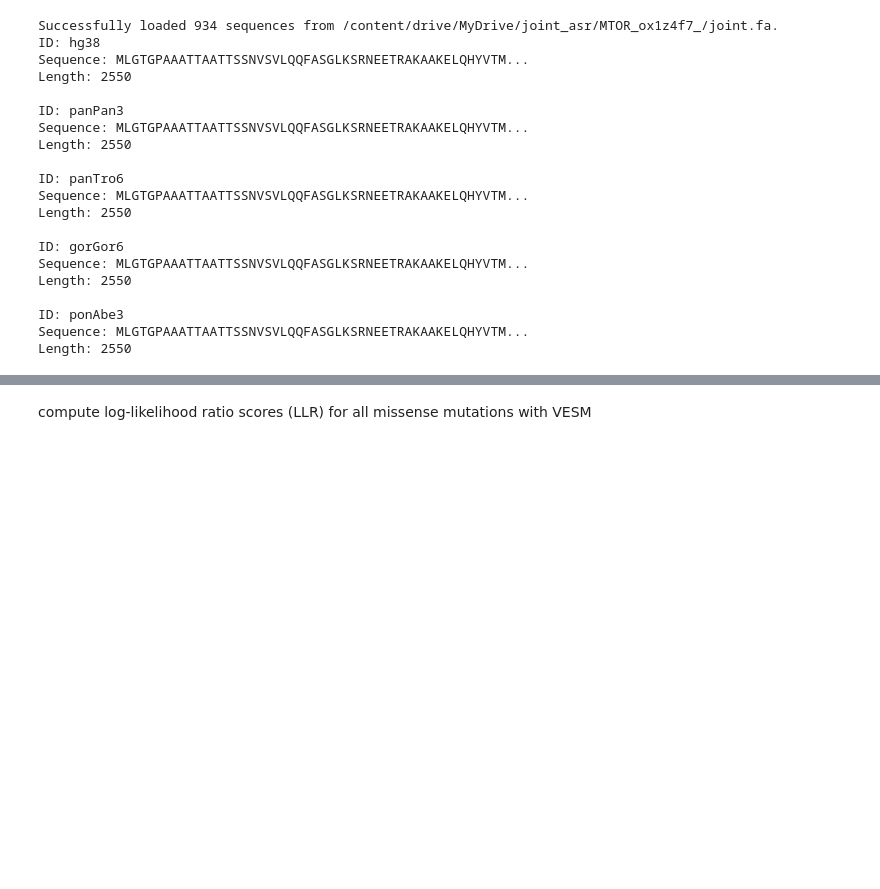
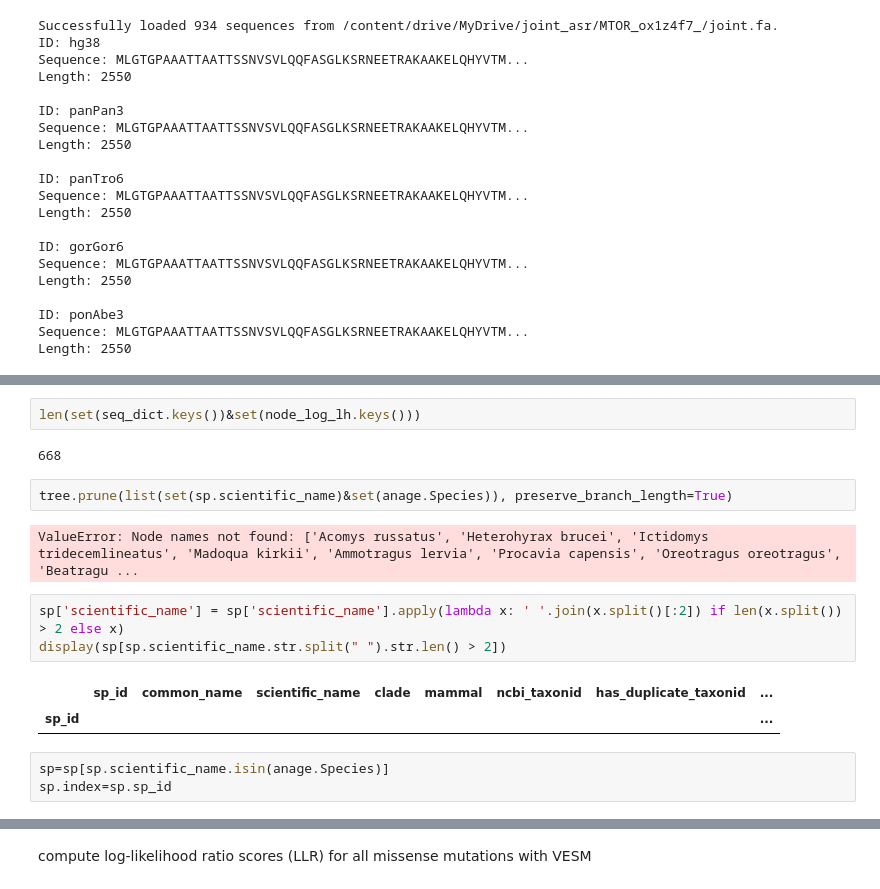
Before and after one commit to rishabhrajkapoor/bcopro_work, a Jupyter notebook: notebooks/VESM_Getting_Started.ipynb, the cells around one changed output, grey strips where cells are left out. Drawn from its saved outputs; the diff is of its cells as text; blank space fills up the shorter version.

```diff
--- a/notebooks/VESM_Getting_Started.ipynb
+++ b/notebooks/VESM_Getting_Started.ipynb
@@ -290,0 +372,17 @@ get_LLR(protein_sequence, model)
+# %%
+len(set(seq_dict.keys())&set(node_log_lh.keys()))
+# %% [output]
+668
+# %%
+tree.prune(list(set(sp.scientific_name)&set(anage.Species)), preserve_branch_length=True)
+# %% [output]
+ValueError: Node names not found: ['Acomys russatus', 'Heterohyrax brucei', 'Ictidomys tridecemlineatus', 'Madoqua kirkii', 'Ammotragus lervia', 'Procavia capensis', 'Oreotragus oreotragus', 'Beatragu ...
+# %%
+sp['scientific_name'] = sp['scientific_name'].apply(lambda x: ' '.join(x.split()[:2]) if len(x.split()) > 2 else x)
+display(sp[sp.scientific_name.str.split(" ").str.len() > 2])
+# %% [output]
+|  | sp_id | common_name | scientific_name | clade | mammal | ncbi_taxonid | has_duplicate_taxonid | ... |
+| sp_id |  |  |  |  |  |  |  | ... |
+# %%
+sp=sp[sp.scientific_name.isin(anage.Species)]
+sp.index=sp.sp_id
```
Also changed, not shown: parts of 19 cells of this notebook.
